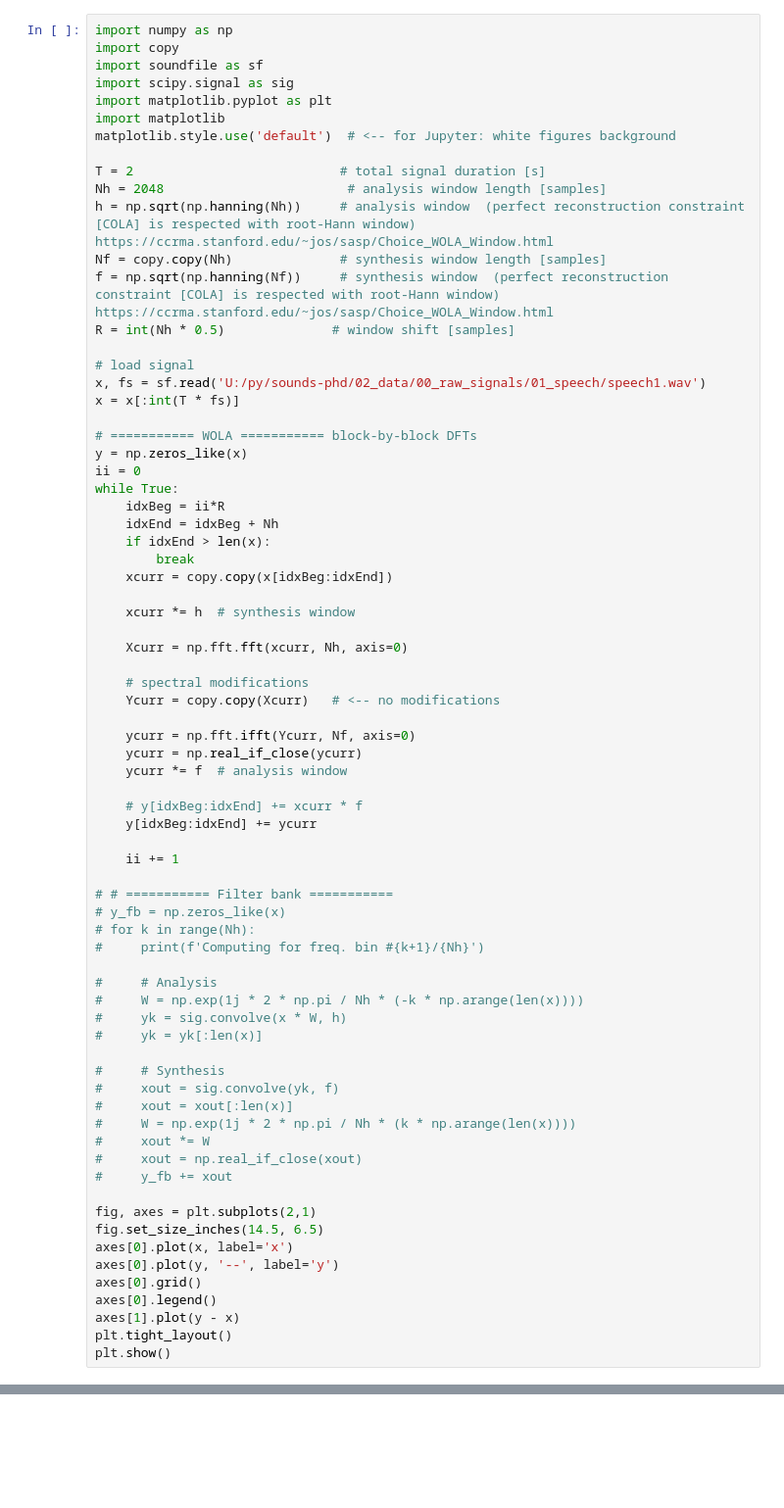
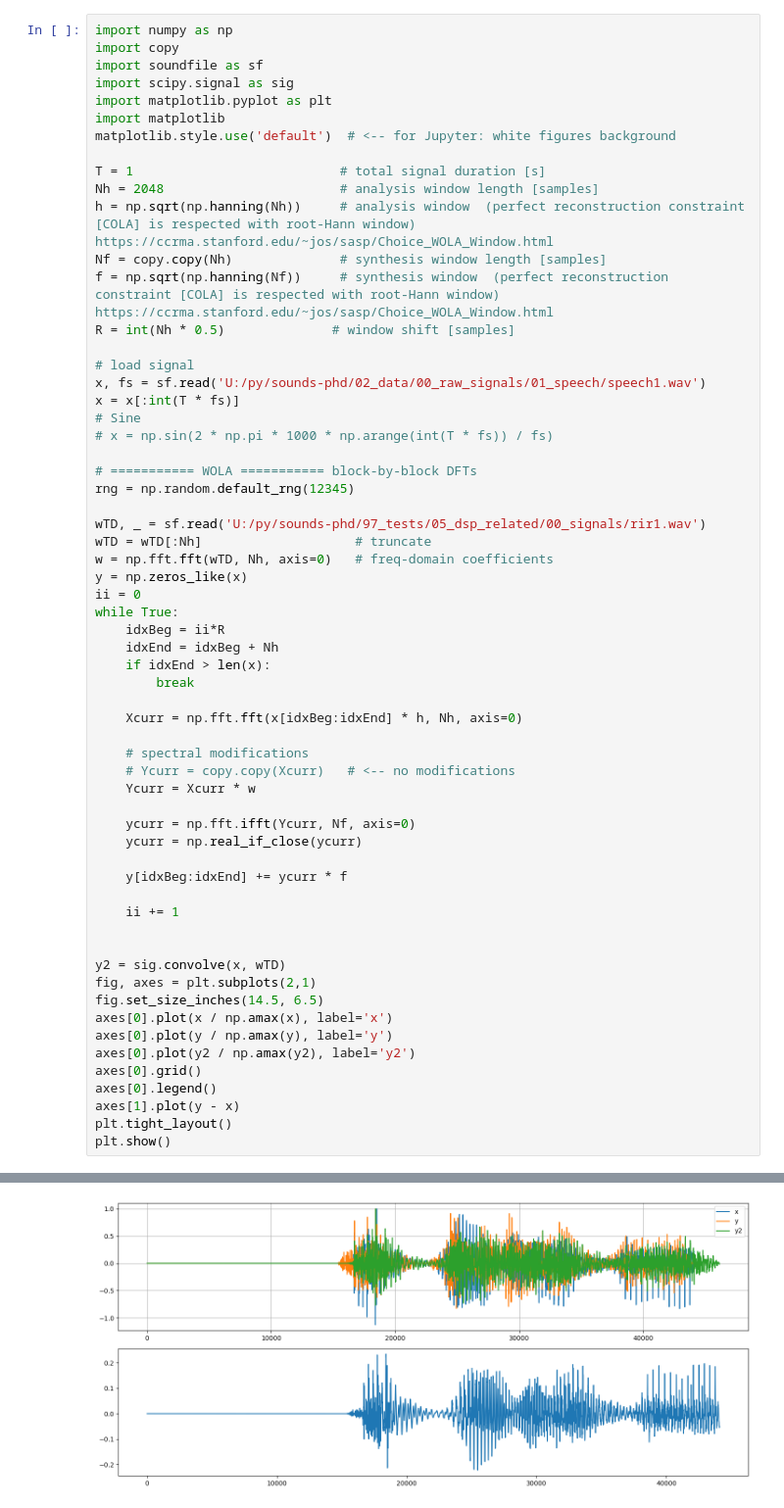
Before and after one commit to p-didier/sounds-phd, a Jupyter notebook: 97_tests/05_dsp_related/202207_wola_filterbank/nb.ipynb, the cells around one changed output, grey strips where cells are left out. Shown at 98% size. Saved outputs shown, nothing was run; the diff lists cells and outputs as text; blank space fills up the shorter version.

```diff
--- a/97_tests/05_dsp_related/202207_wola_filterbank/nb.ipynb
+++ b/97_tests/05_dsp_related/202207_wola_filterbank/nb.ipynb
@@ -7,8 +7,8 @@ import matplotlib.pyplot as plt
 import matplotlib
 matplotlib.style.use('default')  # <-- for Jupyter: white figures background
 
-T = 2                           # total signal duration [s]
-Nh = 2048                        # analysis window length [samples]
+T = 1                           # total signal duration [s]
+Nh = 2048                       # analysis window length [samples]
 h = np.sqrt(np.hanning(Nh))     # analysis window  (perfect reconstruction constraint [COLA] is respected with root-Hann window) https://ccrma.stanford.edu/~jos/sasp/Choice_WOLA_Window.html
 Nf = copy.copy(Nh)              # synthesis window length [samples]
 f = np.sqrt(np.hanning(Nf))     # synthesis window  (perfect reconstruction constraint [COLA] is respected with root-Hann window) https://ccrma.stanford.edu/~jos/sasp/Choice_WOLA_Window.html
@@ -17,8 +17,15 @@ R = int(Nh * 0.5)              # window shift [samples]
 # load signal
 x, fs = sf.read('U:/py/sounds-phd/02_data/00_raw_signals/01_speech/speech1.wav')
 x = x[:int(T * fs)]
+# Sine
+# x = np.sin(2 * np.pi * 1000 * np.arange(int(T * fs)) / fs)
 
 # =========== WOLA =========== block-by-block DFTs
+rng = np.random.default_rng(12345)
+
+wTD, _ = sf.read('U:/py/sounds-phd/97_tests/05_dsp_related/00_signals/rir1.wav')
+wTD = wTD[:Nh]                    # truncate
+w = np.fft.fft(wTD, Nh, axis=0)   # freq-domain coefficients
 y = np.zeros_like(x)
 ii = 0
 while True:
@@ -26,46 +33,27 @@ while True:
     idxEnd = idxBeg + Nh
     if idxEnd > len(x):
         break
-    xcurr = copy.copy(x[idxBeg:idxEnd])
 
-    xcurr *= h  # synthesis window
-
-    Xcurr = np.fft.fft(xcurr, Nh, axis=0)
+    Xcurr = np.fft.fft(x[idxBeg:idxEnd] * h, Nh, axis=0)
 
     # spectral modifications
-    Ycurr = copy.copy(Xcurr)   # <-- no modifications
+    # Ycurr = copy.copy(Xcurr)   # <-- no modifications
+    Ycurr = Xcurr * w
 
     ycurr = np.fft.ifft(Ycurr, Nf, axis=0)
     ycurr = np.real_if_close(ycurr)
-    ycurr *= f  # analysis window
 
-    # y[idxBeg:idxEnd] += xcurr * f
-    y[idxBeg:idxEnd] += ycurr
+    y[idxBeg:idxEnd] += ycurr * f
 
     ii += 1
 
-# # =========== Filter bank ===========
-# y_fb = np.zeros_like(x)
-# for k in range(Nh):
-#     print(f'Computing for freq. bin #{k+1}/{Nh}')
 
-#     # Analysis
-#     W = np.exp(1j * 2 * np.pi / Nh * (-k * np.arange(len(x))))
-#     yk = sig.convolve(x * W, h)
-#     yk = yk[:len(x)]
-
-#     # Synthesis
-#     xout = sig.convolve(yk, f)
-#     xout = xout[:len(x)]
-#     W = np.exp(1j * 2 * np.pi / Nh * (k * np.arange(len(x))))
-#     xout *= W
-#     xout = np.real_if_close(xout)
-#     y_fb += xout
-
+y2 = sig.convolve(x, wTD)
 fig, axes = plt.subplots(2,1)
 fig.set_size_inches(14.5, 6.5)
-axes[0].plot(x, label='x')
-axes[0].plot(y, '--', label='y')
+axes[0].plot(x / np.amax(x), label='x')
+axes[0].plot(y / np.amax(y), label='y')
+axes[0].plot(y2 / np.amax(y2), label='y2')
 axes[0].grid()
 axes[0].legend()
 axes[1].plot(y - x)
@@ -76,0 +63 @@ UFuncTypeError: Cannot cast ufunc 'add' output from dtype('complex128') to dtype
+[figure, added]
```
Also changed, not shown: parts of 3 cells of this notebook, 10 other files.
